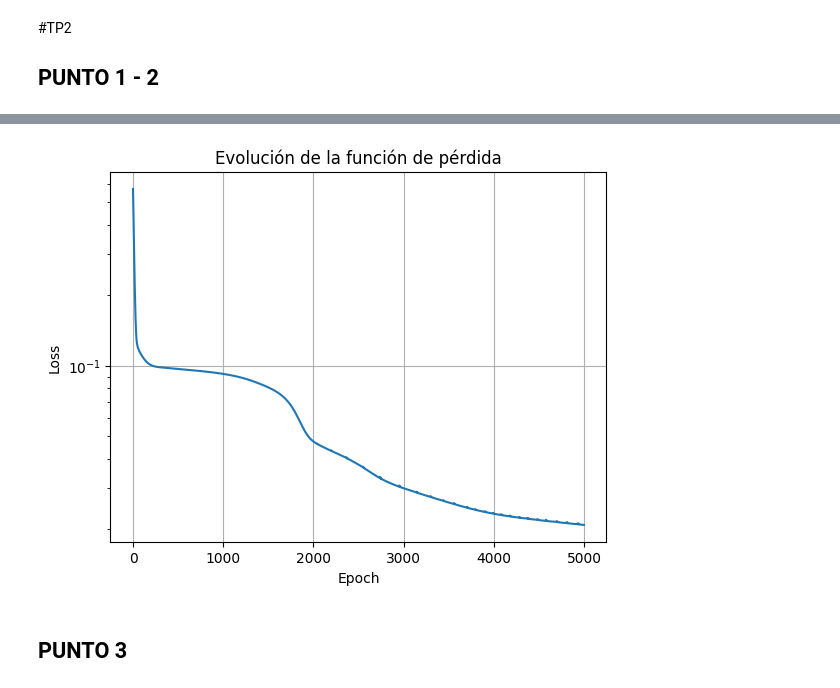
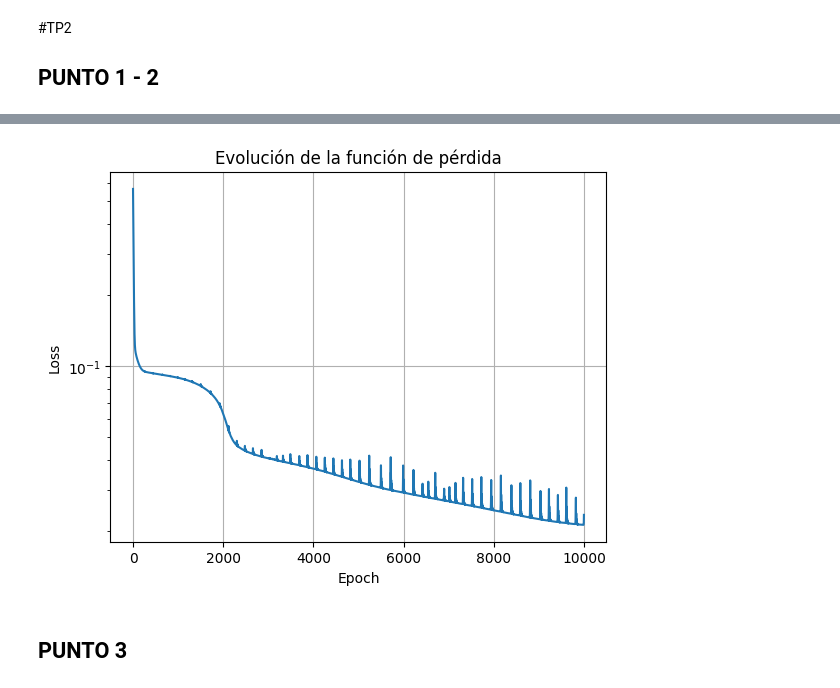
Before and after one commit to jonathancagua/IA-PINN, a Jupyter notebook: TP1.ipynb, the cells around one changed output, grey strips where cells are left out. Saved outputs shown, nothing was run; the diff lists cells and outputs as text; code cells hidden in the pictures.

```diff
--- a/TP1.ipynb
+++ b/TP1.ipynb
@@ -178,6 +178,7 @@ import torch
 import torch.nn as nn
 from torch.utils.data import Dataset, DataLoader
 from scipy.io import loadmat
+from scipy.interpolate import griddata
 import matplotlib.pyplot as plt
 
 # --- Configuración general ---
@@ -188,6 +189,9 @@ torch.manual_seed(42)
 data_p = loadmat('pressure.mat')['p']
 data_u = loadmat('velocity.mat')['u']
 data_v = loadmat('velocity.mat')['v']
+x = loadmat('velocity.mat')['x'].squeeze()
+y = loadmat('velocity.mat')['y'].squeeze()
+
 ny, nx = data_p.shape
 x_vals = np.linspace(0, 1, nx)
 y_vals = np.linspace(0, 1, ny)
@@ -202,19 +206,13 @@ X_pde_torch = torch.tensor(X_pde, dtype=torch.float32, requires_grad=True).to(de
 Nbc = 1000
 N_per_edge = Nbc // 4
 
-# Frontera superior (y=1): u=1, v=0
+# Fronteras
 x_bc_top = np.random.uniform(0, 1, (N_per_edge, 1))
 y_bc_top = np.ones_like(x_bc_top)
-
-# Frontera inferior (y=0): u=0, v=0
 x_bc_bottom = np.random.uniform(0, 1, (N_per_edge, 1))
 y_bc_bottom = np.zeros_like(x_bc_bottom)
-
-# Frontera izquierda (x=0): u=0, v=0
 y_bc_left = np.random.uniform(0, 1, (N_per_edge, 1))
 x_bc_left = np.zeros_like(y_bc_left)
-
-# Frontera derecha (x=1): u=0, v=0
 y_bc_right = np.random.uniform(0, 1, (N_per_edge, 1))
 x_bc_right = np.ones_like(y_bc_right)
 
@@ -226,15 +224,14 @@ X_bc = np.vstack([
 ])
 X_bc_torch = torch.tensor(X_bc, dtype=torch.float32).to(device)
 
-# Condiciones de borde correctas
 y_bc_u = torch.cat([
     torch.ones((N_per_edge, 1)),         # top u=1
-    torch.zeros((3 * N_per_edge, 1))     # others u=0
+    torch.zeros((3 * N_per_edge, 1))     # other u=0
 ], dim=0).to(device)
 
-y_bc_v = torch.zeros((Nbc, 1)).to(device)  # v=0 en todos los bordes
+y_bc_v = torch.zeros((Nbc, 1)).to(device)
 
-# --- Definición de red neuronal ---
+# --- Red neuronal PINN ---
 class PINN_NavierStokes(nn.Module):
     def __init__(self):
         super().__init__()
@@ -247,32 +244,23 @@ class PINN_NavierStokes(nn.Module):
     def forward(self, x):
         for i in range(len(self.net)-1):
             x = self.activation(self.net[i](x))
-        return self.net[-1](x)  # output: [p, u, v]
+        return self.net[-1](x)
 
-# --- Inicialización Xavier ---
 def init_xavier(model):
     for m in model.modules():
         if isinstance(m, nn.Linear):
             nn.init.xavier_normal_(m.weight)
             nn.init.zeros_(m.bias)
 
-# --- Cálculo de residuos ---
 def compute_residuals(model, X):
     X.requires_grad_(True)
     output = model(X)
-    p = output[:, 0:1]
-    u = output[:, 1:2]
-    v = output[:, 2:3]
+    p, u, v = output[:, 0:1], output[:, 1:2], output[:, 2:3]
 
     grads = lambda f, x: torch.autograd.grad(f, x, grad_outputs=torch.ones_like(f), create_graph=True)[0]
-
-    u_grads = grads(u, X)
-    v_grads = grads(v, X)
-    p_grads = grads(p, X)
-
-    u_x, u_y = u_grads[:, 0:1], u_grads[:, 1:2]
-    v_x, v_y = v_grads[:, 0:1], v_grads[:, 1:2]
-    p_x, p_y = p_grads[:, 0:1], p_grads[:, 1:2]
+    u_x, u_y = grads(u, X)[:, 0:1], grads(u, X)[:, 1:2]
+    v_x, v_y = grads(v, X)[:, 0:1], grads(v, X)[:, 1:2]
+    p_x, p_y = grads(p, X)[:, 0:1], grads(p, X)[:, 1:2]
 
     nu = 0.01
     u_xx = grads(u_x, X)[:, 0:1]
@@ -282,7 +270,7 @@ def compute_residuals(model, X):
 
     r1 = u * u_x + v * u_y + p_x - nu * (u_xx + u_yy)
     r2 = u * v_x + v * v_y + p_y - nu * (v_xx + v_yy)
-    r3 = u_x + v_y  # ecuación de continuidad
+    r3 = u_x + v_y
     return r1, r2, r3
 
 # --- Entrenamiento ---
@@ -293,35 +281,32 @@ loss_fn = nn.MSELoss()
 
 loss_history = []
 
-for epoch in range(5000):
+for epoch in range(10000):
     optimizer.zero_grad()
+    r1, r2, r3 = compute_residuals(model, X_pde_torch)
+    loss_r1 = loss_fn(r1, torch.zeros_like(r1))
+    loss_r2 = loss_fn(r2, torch.zeros_like(r2))
+    loss_r3 = loss_fn(r3, torch.zeros_like(r3))
+    loss_pde = loss_r1 + loss_r2 + loss_r3
 
-    # Residuos del PDE
-    r1, r2, r3 = compute_residuals(model, X_pde_torch)
-    loss_pde = loss_fn(r1, torch.zeros_like(r1)) + \
-               loss_fn(r2, torch.zeros_like(r2)) + \
-               loss_fn(r3, torch.zeros_like(r3))
-
-    # Condiciones de borde
     bc_pred = model(X_bc_torch)
     loss_bc = loss_fn(bc_pred[:, 1:2], y_bc_u) + loss_fn(bc_pred[:, 2:3], y_bc_v)
 
-    # Condición para la presión en (0, 0)
     x_p0 = torch.tensor([[0.0, 0.0]], dtype=torch.float32).to(device)
     p0_pred = model(x_p0)[:, 0:1]
-    loss_p = loss_fn(p0_pred, torch.zeros_like(p0_pred))
+    loss_p = 1e3 * loss_fn(p0_pred, torch.zeros_like(p0_pred))  # ponderado
 
-    # Pérdida total
     loss = loss_pde + loss_bc + loss_p
     loss.backward()
     optimizer.step()
-
     loss_history.append(loss.item())
 
     if epoch % 500 == 0:
-        print(f"Epoch {epoch}, Loss: {loss.item():.4e}, PDE: {loss_pde.item():.4e}, BC: {loss_bc.item():.4e}, p(0,0): {loss_p.item():.4e}")
+        print(f"Epoch {epoch}, Total Loss: {loss.item():.4e}")
+        print(f"  PDE -> r1: {loss_r1.item():.2e}, r2: {loss_r2.item():.2e}, r3: {loss_r3.item():.2e}")
+        print(f"  BC Loss: {loss_bc.item():.4e}, Pressure Loss (x=0,y=0): {loss_p.item():.4e}")
 
-# --- Graficar evolución de la pérdida ---
+# --- Gráfico pérdida ---
 plt.semilogy(loss_history)
 plt.xlabel("Epoch")
 plt.ylabel("Loss")
@@ -342,4 +334,4 @@ Epoch 4500, Loss: 2.1932e-02, PDE: 2.3880e-03, BC: 1.9543e-02, p(0,0): 1.3803e-0
-[figure, old version]
+[figure, new version]
 # %% [markdown]
 ## PUNTO 3
 # %%
```
Also changed, not shown: parts of 5 cells of this notebook.
